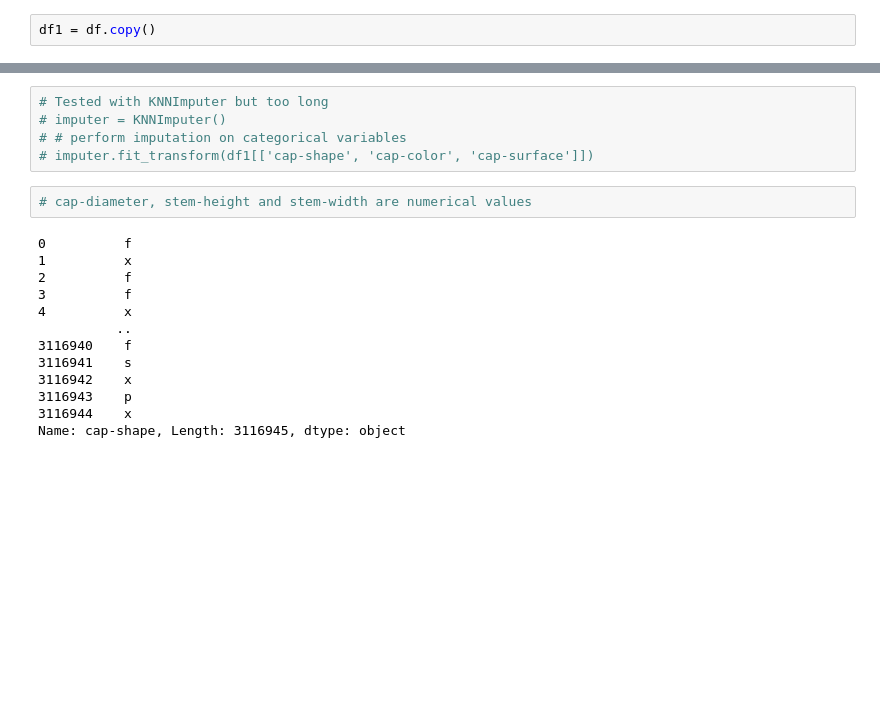
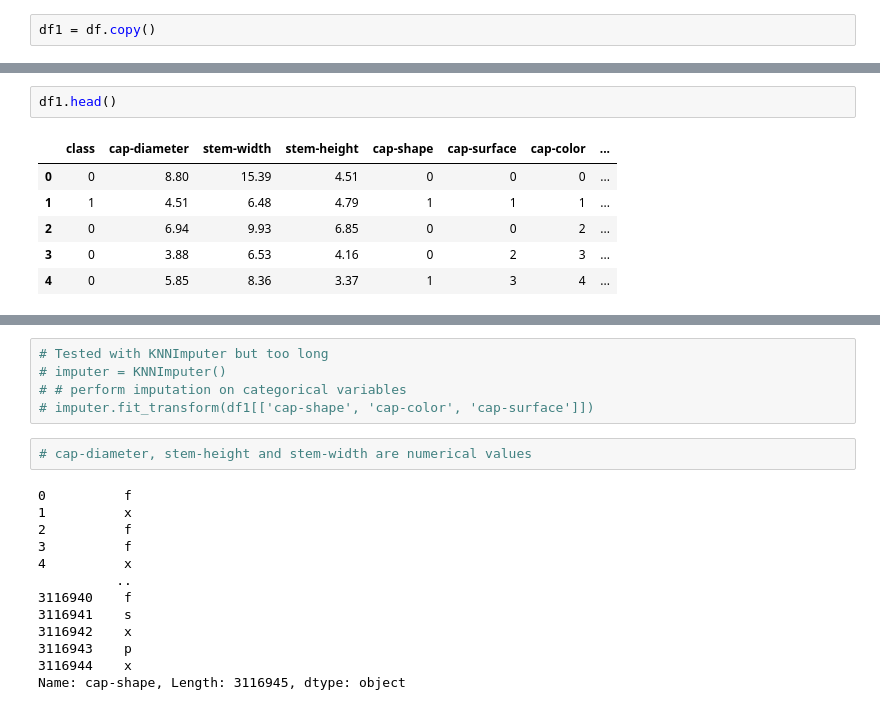
Before and after one commit to minimartzz/poison-mushrooms, a Jupyter notebook: modeling.ipynb, the cells around one changed output, grey strips where cells are left out. Saved outputs shown, nothing was run; the diff lists cells and outputs as text; blank space fills up the shorter version.

```diff
--- a/modeling.ipynb
+++ b/modeling.ipynb
@@ -156 +152,10 @@ df1 = df.copy()
+# %%
+df1.head()
+# %% [output]
+|  | class | cap-diameter | stem-width | stem-height | cap-shape | cap-surface | cap-color | ... |
+| 0 | 0 | 8.80 | 15.39 | 4.51 | 0 | 0 | 0 | ... |
+| 1 | 1 | 4.51 | 6.48 | 4.79 | 1 | 1 | 1 | ... |
+| 2 | 0 | 6.94 | 9.93 | 6.85 | 0 | 0 | 2 | ... |
+| 3 | 0 | 3.88 | 6.53 | 4.16 | 0 | 2 | 3 | ... |
+| 4 | 0 | 5.85 | 8.36 | 3.37 | 1 | 3 | 4 | ... |
 # %%
```
Also changed, not shown: parts of 6 cells of this notebook, 13 other files.
